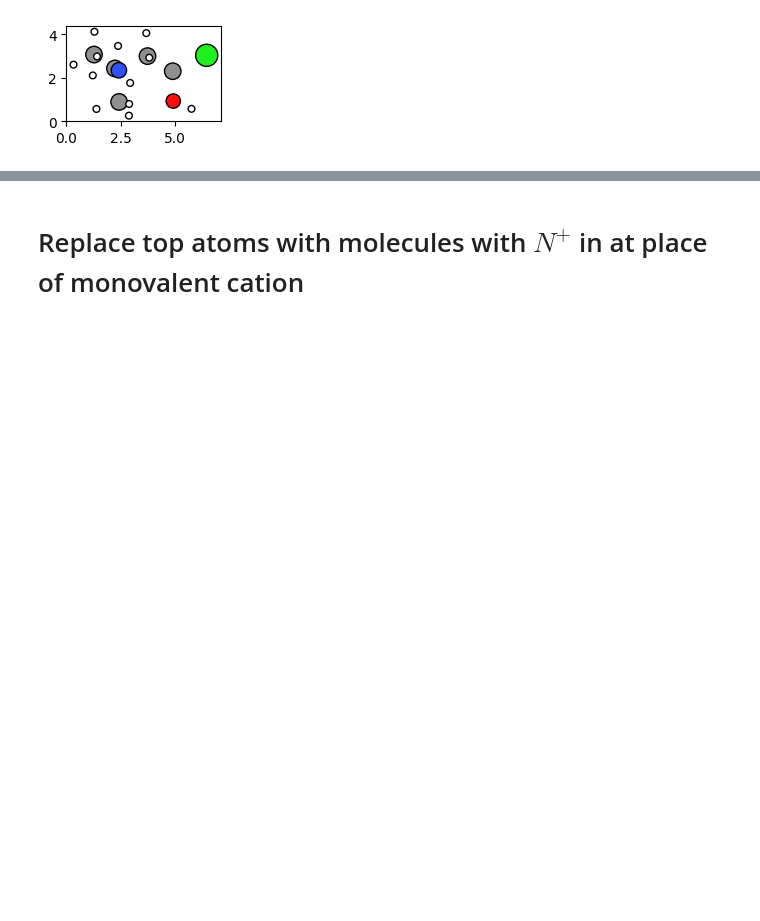
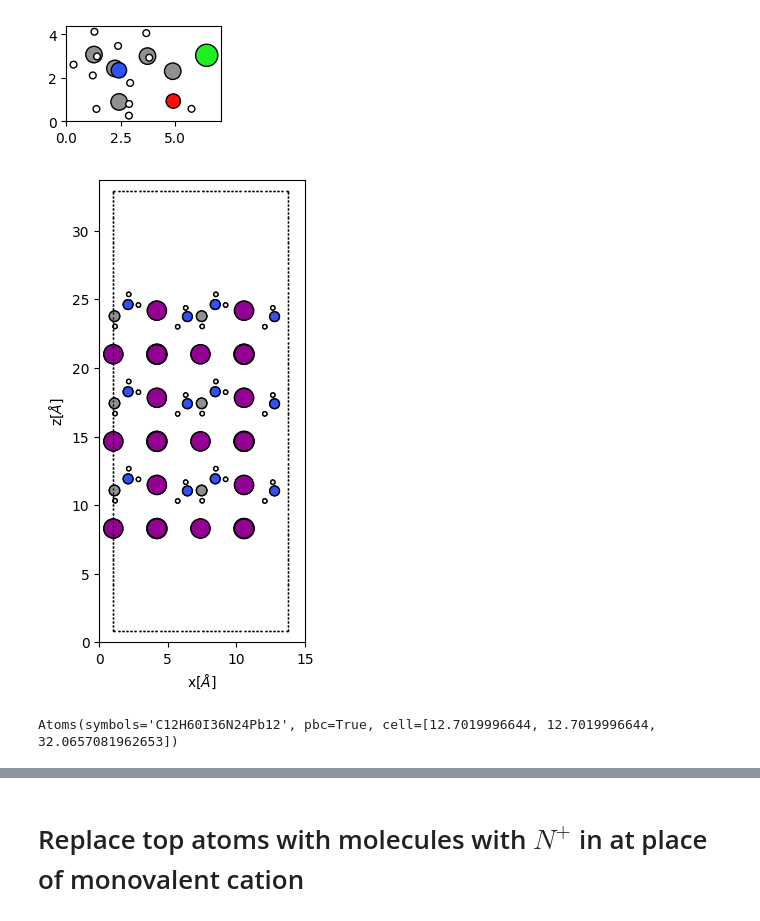
Before and after one commit to ahlawat-paramvir/Passivation-Halide-Perovskites, a Jupyter notebook: molecular_passivation_perovskite.ipynb, the cells around one changed output, grey strips where cells are left out. Drawn from its saved outputs; the diff is of its cells as text; code cells hidden in the pictures; blank space fills up the shorter version.

Commit message:
FAPbI3 slab passivation code added

```diff
--- a/molecular_passivation_perovskite.ipynb
+++ b/molecular_passivation_perovskite.ipynb
@@ -219,3 +54,47 @@ automate_adsorption(slab_FAPI, molecule_file, num_replace_C=1, output_file='test
+# %%
+unit_cell = io.read('../FAPbI3/3C.vasp')
+unit_cell = unit_cell.repeat((2,2,1))
+
+from ase.visualize import view
+
+import ipywidgets
+
+
+miller_index = (0, 0, 1)
+n_layers_unit_cell = 6            #  number of unit cells
+dist_vacuum = 7.5                 # vacuum above surface
+
+slab_100 = surface(unit_cell, miller_index, n_layers_unit_cell, dist_vacuum, periodic=True)
+slab_100 = sort(slab_100)
+
+del slab_100[slab_100.positions[:, 2] > 41]
+#remove bottom layers
+del slab_100[slab_100.positions[:, 2] < 22]
+#supercell =  unit_cell.repeat((1,2,1))
+
+#view(surface)
+#print(slab_100.get_cell())
+
+slab_100.center(vacuum=7.5, axis=2)
+
+fig, (ax1) = plt.subplots(1, 1, figsize=(10,6))
+
+plot_atoms(slab_100, ax1, radii=0.5, rotation=('-90x,0y,0z'))
+ax1.set_xlim(0, 15)
+ax1.set_xlabel(r'x[$\AA$]')
+ax1.set_ylabel(r'z[$\AA$]')
+
+
+view(slab_100)
+# write the cell to a vaps file
+
+write_vasp('surface_001.vasp', slab_100, vasp5=True, direct=True)
+# %% [output]
+[figure, added]
+# %%
+slab_100
+# %% [output]
+Atoms(symbols='C12H60I36N24Pb12', pbc=True, cell=[12.7019996644, 12.7019996644, 32.0657081962653])
 # %%
 structure = io.read('../FAPbI3/cubic_3R.cif')
 structure = sort(structure)
```
Also changed, not shown: parts of 6 cells of this notebook, 5 other files.
